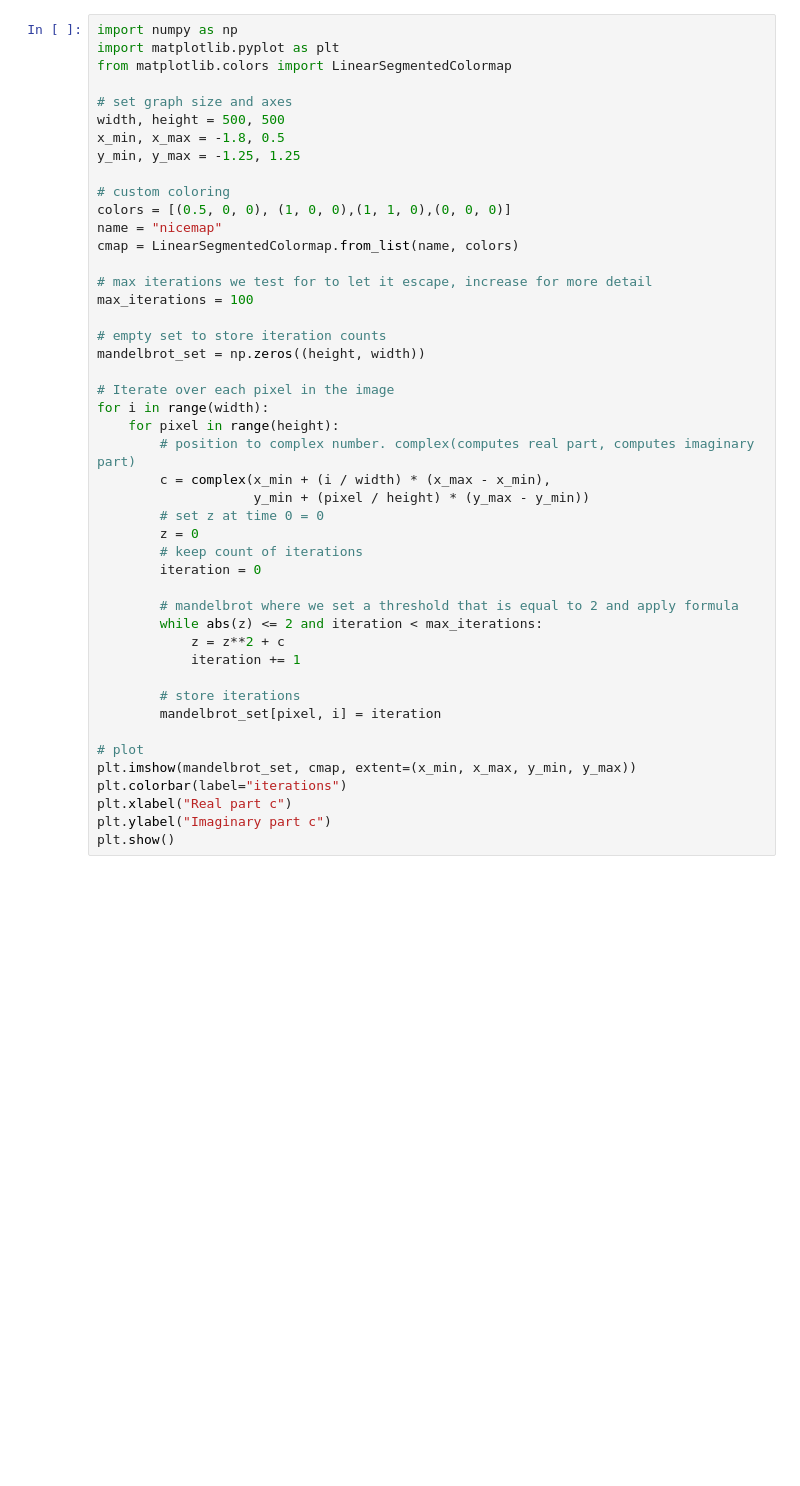
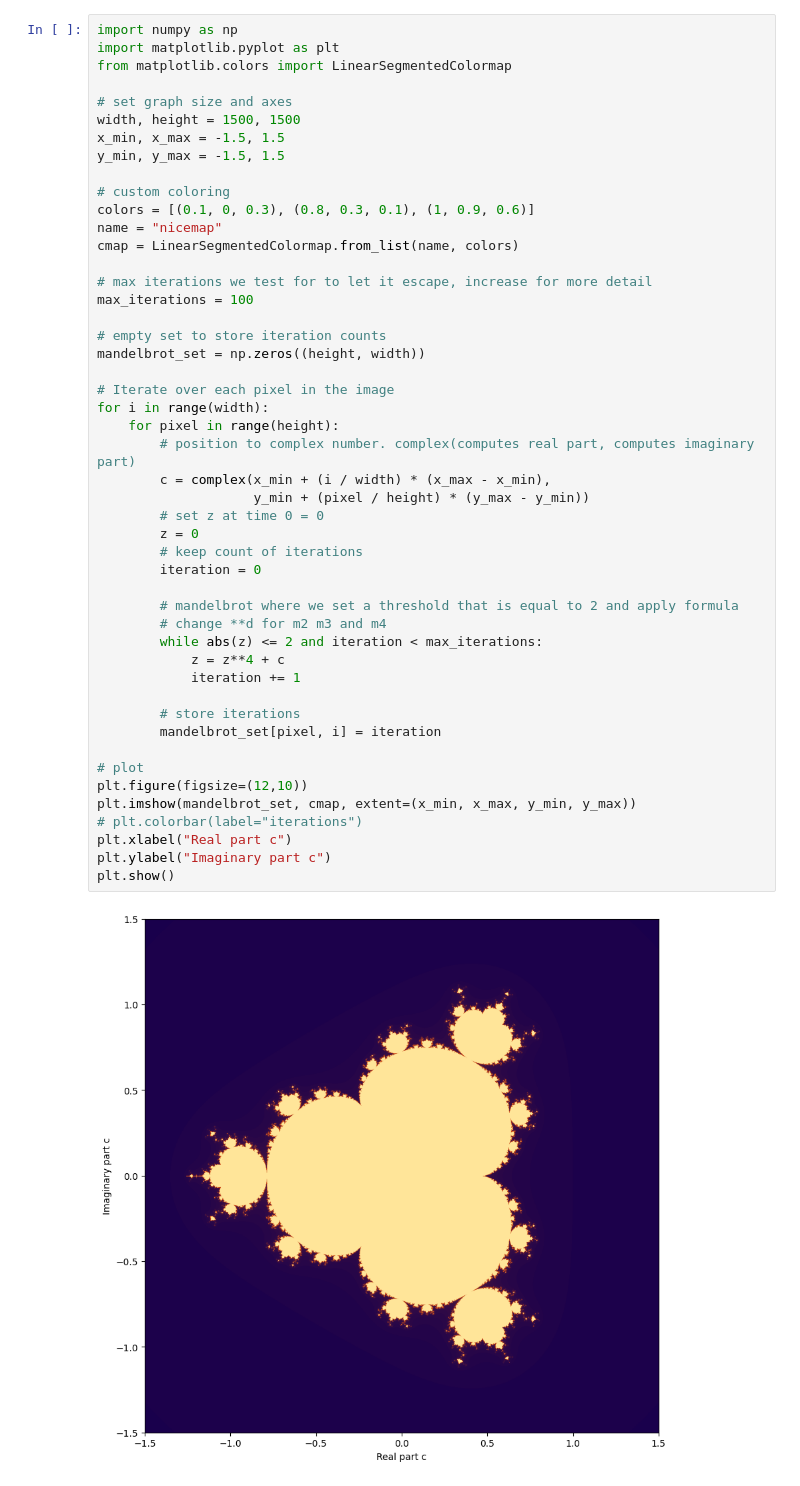
Before and after one commit to imaanb/StochSim_A1, a Jupyter notebook: opdr1.ipynb, the cells around one changed output. Drawn from its saved outputs; the diff is of its cells as text; blank space fills up the shorter version.

```diff
--- a/opdr1.ipynb
+++ b/opdr1.ipynb
@@ -4,43 +4,47 @@ import matplotlib.pyplot as plt
 from matplotlib.colors import LinearSegmentedColormap
 
 # set graph size and axes
-width, height = 500, 500
-x_min, x_max = -1.8, 0.5
-y_min, y_max = -1.25, 1.25
+width, height = 1500, 1500
+x_min, x_max = -1.5, 1.5
+y_min, y_max = -1.5, 1.5
 
 # custom coloring
-colors = [(0.5, 0, 0), (1, 0, 0),(1, 1, 0),(0, 0, 0)]
+colors = [(0.1, 0, 0.3), (0.8, 0.3, 0.1), (1, 0.9, 0.6)]
 name = "nicemap"
 cmap = LinearSegmentedColormap.from_list(name, colors)
 
 # max iterations we test for to let it escape, increase for more detail
 max_iterations = 100
 
 # empty set to store iteration counts
 mandelbrot_set = np.zeros((height, width))
 
 # Iterate over each pixel in the image
 for i in range(width):
     for pixel in range(height):
         # position to complex number. complex(computes real part, computes imaginary part)
         c = complex(x_min + (i / width) * (x_max - x_min),
                     y_min + (pixel / height) * (y_max - y_min))
         # set z at time 0 = 0
         z = 0
         # keep count of iterations
         iteration = 0
 
         # mandelbrot where we set a threshold that is equal to 2 and apply formula
+        # change **d for m2 m3 and m4
         while abs(z) <= 2 and iteration < max_iterations:
-            z = z**2 + c
+            z = z**4 + c
             iteration += 1
 
         # store iterations
         mandelbrot_set[pixel, i] = iteration
 
 # plot
+plt.figure(figsize=(12,10))
 plt.imshow(mandelbrot_set, cmap, extent=(x_min, x_max, y_min, y_max))
-plt.colorbar(label="iterations")
+# plt.colorbar(label="iterations")
 plt.xlabel("Real part c")
 plt.ylabel("Imaginary part c")
 plt.show()
+# %% [output]
+[figure, added]
```
Also changed, not shown: parts of 1 cell of this notebook.
